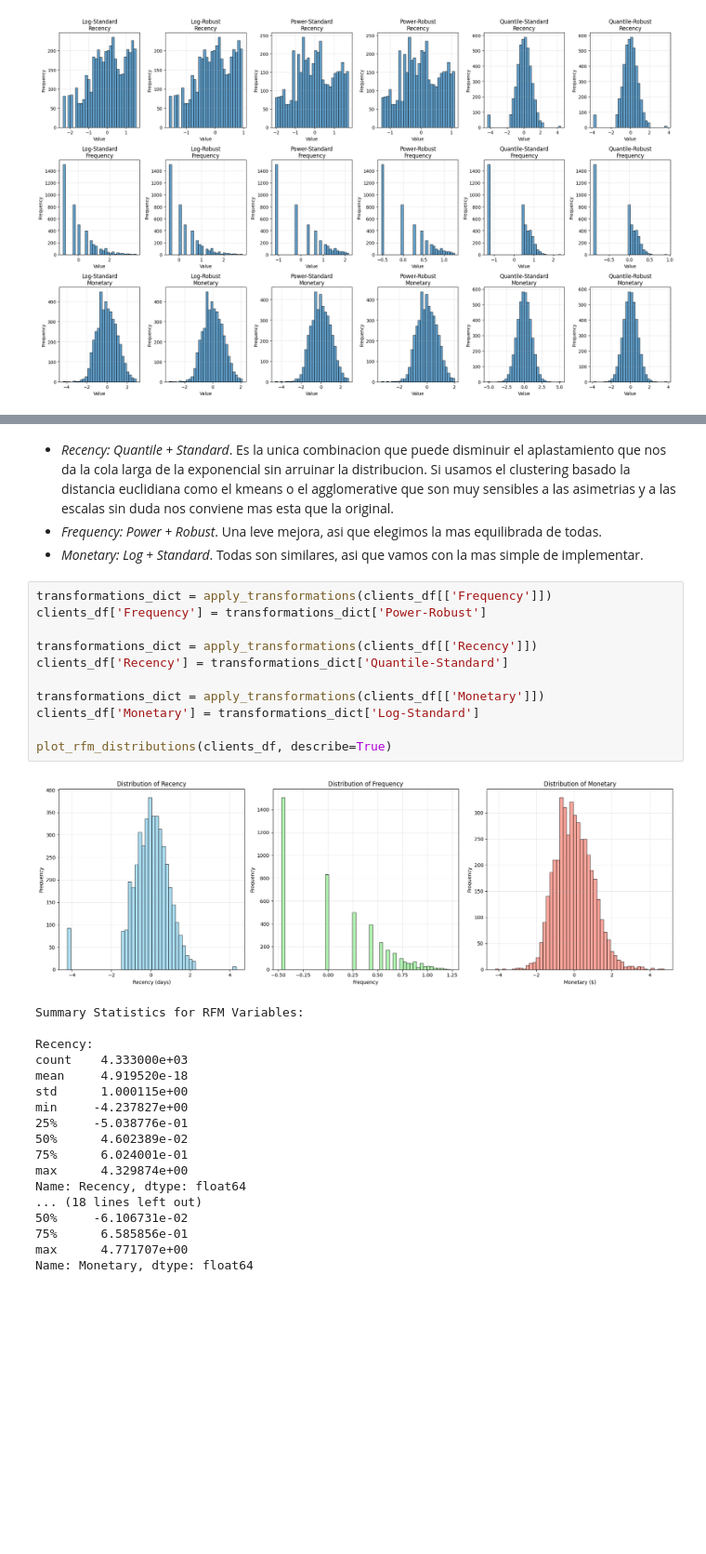
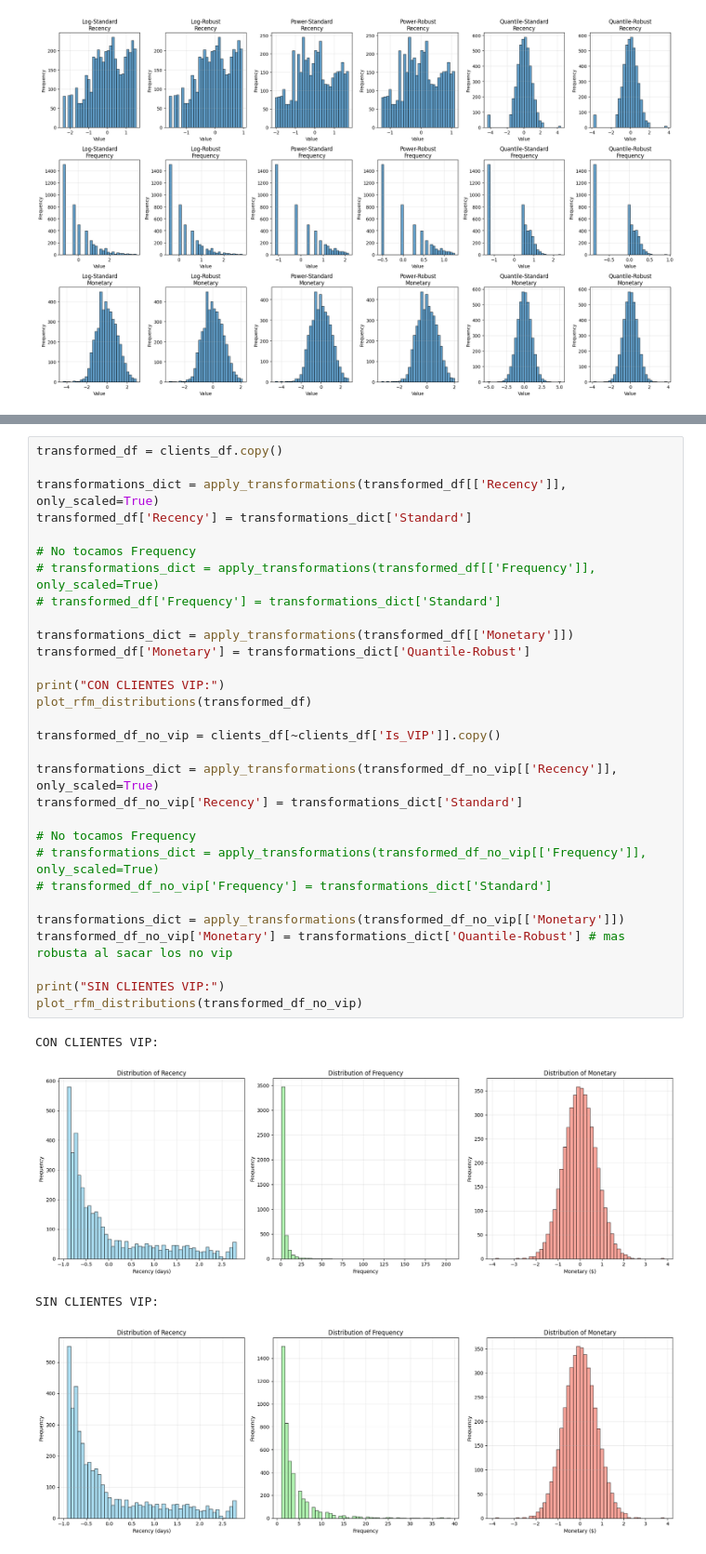
Before and after one commit to PulidoLuciano/RetailClustering, a Jupyter notebook: RetailClustering/notebooks/raw_visualization.ipynb, the cells around one changed output, grey strips where cells are left out. Shown at 93% size. Cells and saved outputs as stored; diff of their text form; blank space fills up the shorter version.

```diff
--- a/RetailClustering/notebooks/raw_visualization.ipynb
+++ b/RetailClustering/notebooks/raw_visualization.ipynb
@@ -778,35 +807,36 @@ En base a los experimentos anteriores se enuncian las mejores alternativas para
-# %% [markdown]
-- *Recency:      Quantile + Standard*. Es la unica combinacion que puede disminuir el aplastamiento que nos da la cola larga de la exponencial sin arruinar la distribucion. Si usamos el clustering basado la distancia euclidiana como el kmeans o el agglomerative que son muy sensibles a las asimetrias y a las escalas sin duda nos conviene mas esta que la original.
-- *Frequency:    Power + Robust*. Una leve mejora, asi que elegimos la mas equilibrada de todas.
-- *Monetary:     Log + Standard*. Todas son similares, asi que vamos con la mas simple de implementar.
-# %%
-transformations_dict = apply_transformations(clients_df[['Frequency']])
-clients_df['Frequency'] = transformations_dict['Power-Robust']
-
-transformations_dict = apply_transformations(clients_df[['Recency']])
-clients_df['Recency'] = transformations_dict['Quantile-Standard']
-
-transformations_dict = apply_transformations(clients_df[['Monetary']])
-clients_df['Monetary'] = transformations_dict['Log-Standard']
-
-plot_rfm_distributions(clients_df, describe=True)
-# %% [output]
-[figure, removed]
-Summary Statistics for RFM Variables:
-
-Recency:
-count    4.333000e+03
-mean     4.919520e-18
-std      1.000115e+00
-min     -4.237827e+00
-25%     -5.038776e-01
-50%      4.602389e-02
-75%      6.024001e-01
-max      4.329874e+00
-Name: Recency, dtype: float64
-... (18 lines left out)
-50%     -6.106731e-02
-75%      6.585856e-01
-max      4.771707e+00
-Name: Monetary, dtype: float64
+# %%
+transformed_df = clients_df.copy()
+
+transformations_dict = apply_transformations(transformed_df[['Recency']], only_scaled=True)
+transformed_df['Recency'] = transformations_dict['Standard']
+
+# No tocamos Frequency
+# transformations_dict = apply_transformations(transformed_df[['Frequency']], only_scaled=True)
+# transformed_df['Frequency'] = transformations_dict['Standard']
+
+transformations_dict = apply_transformations(transformed_df[['Monetary']])
+transformed_df['Monetary'] = transformations_dict['Quantile-Robust']
+
+print("CON CLIENTES VIP:")
+plot_rfm_distributions(transformed_df)
+
+transformed_df_no_vip = clients_df[~clients_df['Is_VIP']].copy()
+
+transformations_dict = apply_transformations(transformed_df_no_vip[['Recency']], only_scaled=True)
+transformed_df_no_vip['Recency'] = transformations_dict['Standard']
+
+# No tocamos Frequency
+# transformations_dict = apply_transformations(transformed_df_no_vip[['Frequency']], only_scaled=True)
+# transformed_df_no_vip['Frequency'] = transformations_dict['Standard']
+
+transformations_dict = apply_transformations(transformed_df_no_vip[['Monetary']])
+transformed_df_no_vip['Monetary'] = transformations_dict['Quantile-Robust'] # mas robusta al sacar los no vip
+
+print("SIN CLIENTES VIP:")
+plot_rfm_distributions(transformed_df_no_vip)
+# %% [output]
+CON CLIENTES VIP:
+[figure, added]
+SIN CLIENTES VIP:
+[figure, added]
 # %% [markdown]
```
Also changed, not shown: parts of 9 cells of this notebook.
